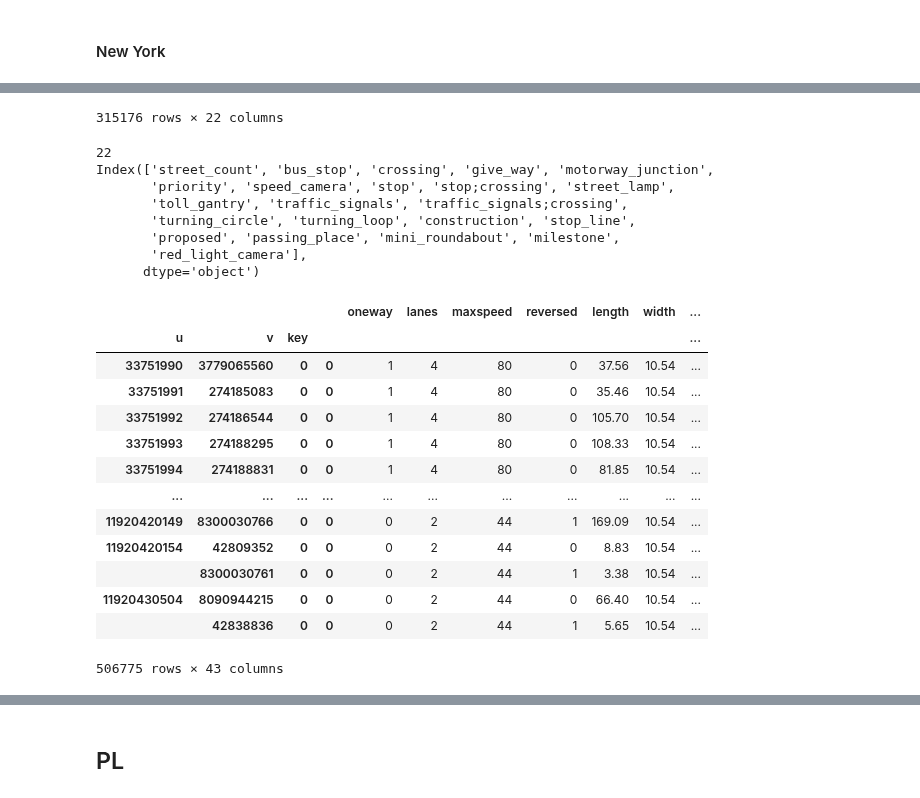
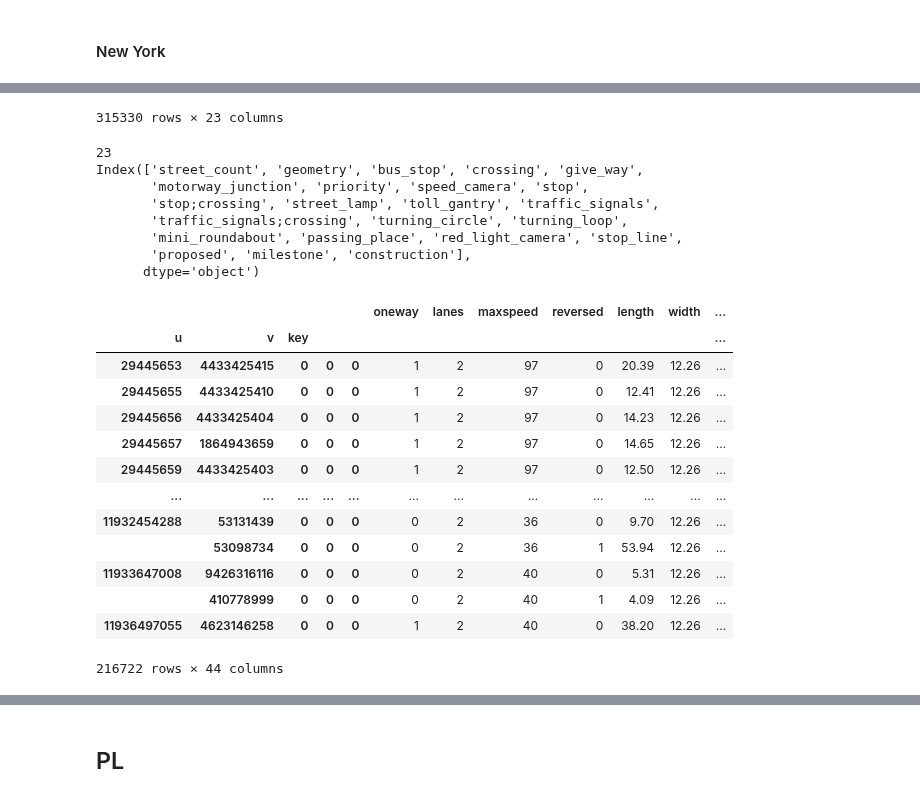
Before and after one commit to StaszekM/gradient, a Jupyter notebook: notebooks/osmnx_attributes.ipynb, the cells around one changed output, grey strips where cells are left out. Cells and saved outputs as stored; diff of their text form; code cells hidden in the pictures.

Commit message:
osmnx datasets fixed

```diff
--- a/notebooks/osmnx_attributes.ipynb
+++ b/notebooks/osmnx_attributes.ipynb
@@ -162,11 +178,20 @@ osmnx_nodes_ny = graph_embedder_ny.get_node_attrs()
 display(osmnx_nodes_ny)
 print(len(osmnx_nodes_ny.columns.unique()))
 print(osmnx_nodes_ny.columns.unique())
-osmnx_nodes_ny.to_csv('../data/osmnx/new_york_osmnx_nodes.csv', index=False)
+osmnx_nodes_ny.to_parquet('../data/organized_graphs/new_york/nodes.parquet', compression=None)
 
-osmnx_edges_ny = graph_embedder_ny.get_edge_attrs(convert_to_meters=True)
+nodes_test = gpd.read_parquet('../data/organized_graphs/new_york/nodes.parquet')
+
+
+assert_geodataframe_equal(osmnx_nodes_ny, nodes_test, check_like=True)
+
+
+osmnx_edges_ny = graph_embedder.get_edge_attrs()
 display(osmnx_edges_ny)
 print(len(osmnx_edges_ny.columns.unique()))
 print(osmnx_edges_ny.columns.unique())
-osmnx_edges_ny.to_csv('../data/osmnx/new_york_osmnx_edges.csv', index=False)
+osmnx_edges_ny.to_parquet('../data/organized_graphs/new_york/edges.parquet', compression=None)
+edges_test = gpd.read_parquet('../data/organized_graphs/new_york/edges.parquet')
+
+assert_geodataframe_equal(osmnx_edges_ny, edges_test, check_like=True)
 # %% [output]
@@ -186,23 +211,23 @@ osmnx_edges_ny.to_csv('../data/osmnx/new_york_osmnx_edges.csv', index=False)
-315176 rows × 22 columns
+315330 rows × 23 columns
-22
-Index(['street_count', 'bus_stop', 'crossing', 'give_way', 'motorway_junction',
-       'priority', 'speed_camera', 'stop', 'stop;crossing', 'street_lamp',
-       'toll_gantry', 'traffic_signals', 'traffic_signals;crossing',
-       'turning_circle', 'turning_loop', 'construction', 'stop_line',
-       'proposed', 'passing_place', 'mini_roundabout', 'milestone',
-       'red_light_camera'],
+23
+Index(['street_count', 'geometry', 'bus_stop', 'crossing', 'give_way',
+       'motorway_junction', 'priority', 'speed_camera', 'stop',
+       'stop;crossing', 'street_lamp', 'toll_gantry', 'traffic_signals',
+       'traffic_signals;crossing', 'turning_circle', 'turning_loop',
+       'mini_roundabout', 'passing_place', 'red_light_camera', 'stop_line',
+       'proposed', 'milestone', 'construction'],
       dtype='object')
-|  |  |  |  | oneway | lanes | maxspeed | reversed | length | width | ... |
-| u | v | key |  |  |  |  |  |  |  | ... |
-| 33751990 | 3779065560 | 0 | 0 | 1 | 4 | 80 | 0 | 37.56 | 10.54 | ... |
-| 33751991 | 274185083 | 0 | 0 | 1 | 4 | 80 | 0 | 35.46 | 10.54 | ... |
-| 33751992 | 274186544 | 0 | 0 | 1 | 4 | 80 | 0 | 105.70 | 10.54 | ... |
-| 33751993 | 274188295 | 0 | 0 | 1 | 4 | 80 | 0 | 108.33 | 10.54 | ... |
-| 33751994 | 274188831 | 0 | 0 | 1 | 4 | 80 | 0 | 81.85 | 10.54 | ... |
-| ... | ... | ... | ... | ... | ... | ... | ... | ... | ... | ... |
-| 11920420149 | 8300030766 | 0 | 0 | 0 | 2 | 44 | 1 | 169.09 | 10.54 | ... |
-| 11920420154 | 42809352 | 0 | 0 | 0 | 2 | 44 | 0 | 8.83 | 10.54 | ... |
-|  | 8300030761 | 0 | 0 | 0 | 2 | 44 | 1 | 3.38 | 10.54 | ... |
-| 11920430504 | 8090944215 | 0 | 0 | 0 | 2 | 44 | 0 | 66.40 | 10.54 | ... |
-|  | 42838836 | 0 | 0 | 0 | 2 | 44 | 1 | 5.65 | 10.54 | ... |
+|  |  |  |  |  | oneway | lanes | maxspeed | reversed | length | width | ... |
+| u | v | key |  |  |  |  |  |  |  |  | ... |
+| 29445653 | 4433425415 | 0 | 0 | 0 | 1 | 2 | 97 | 0 | 20.39 | 12.26 | ... |
+| 29445655 | 4433425410 | 0 | 0 | 0 | 1 | 2 | 97 | 0 | 12.41 | 12.26 | ... |
+| 29445656 | 4433425404 | 0 | 0 | 0 | 1 | 2 | 97 | 0 | 14.23 | 12.26 | ... |
+| 29445657 | 1864943659 | 0 | 0 | 0 | 1 | 2 | 97 | 0 | 14.65 | 12.26 | ... |
+| 29445659 | 4433425403 | 0 | 0 | 0 | 1 | 2 | 97 | 0 | 12.50 | 12.26 | ... |
+| ... | ... | ... | ... | ... | ... | ... | ... | ... | ... | ... | ... |
+| 11932454288 | 53131439 | 0 | 0 | 0 | 0 | 2 | 36 | 0 | 9.70 | 12.26 | ... |
+|  | 53098734 | 0 | 0 | 0 | 0 | 2 | 36 | 1 | 53.94 | 12.26 | ... |
+| 11933647008 | 9426316116 | 0 | 0 | 0 | 0 | 2 | 40 | 0 | 5.31 | 12.26 | ... |
+|  | 410778999 | 0 | 0 | 0 | 0 | 2 | 40 | 1 | 4.09 | 12.26 | ... |
+| 11936497055 | 4623146258 | 0 | 0 | 0 | 1 | 2 | 40 | 0 | 38.20 | 12.26 | ... |
-506775 rows × 43 columns
+216722 rows × 44 columns
```
Also changed, not shown: parts of 7 cells of this notebook, 16 other files.
